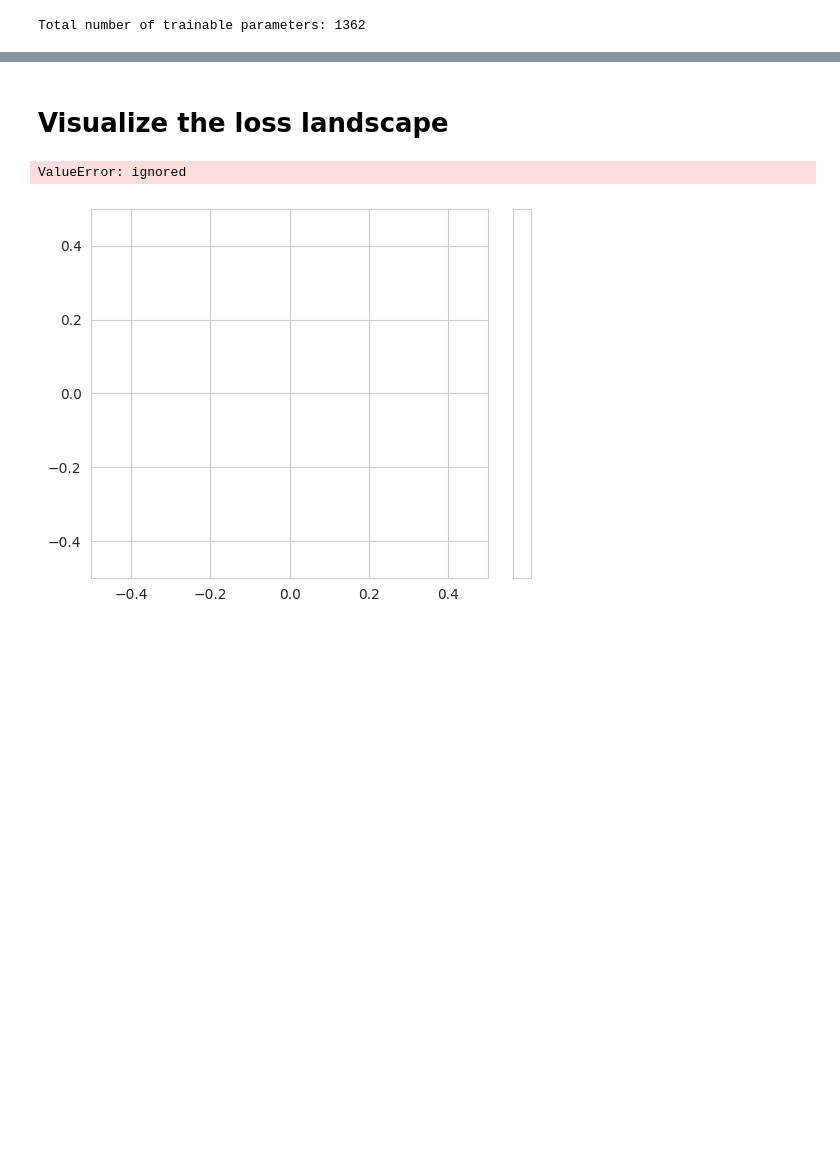
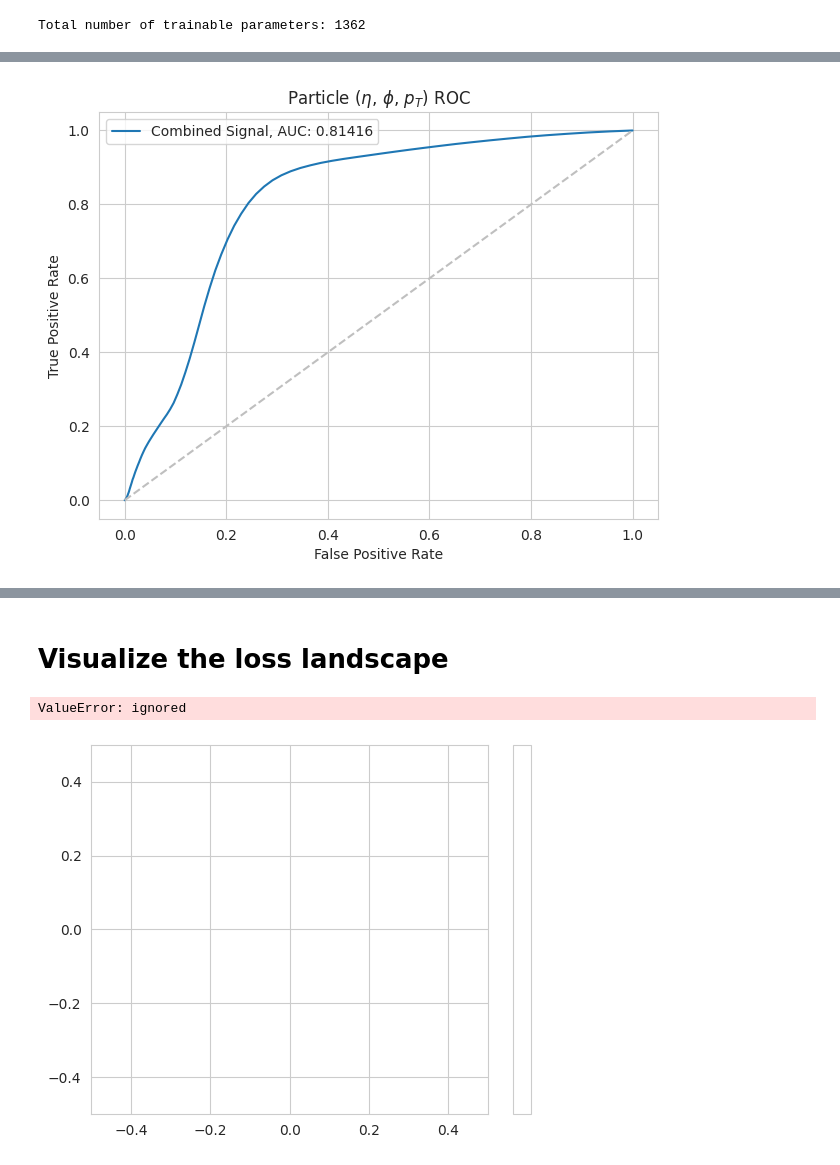
Before and after one commit to jdweitz/autoencoder-anomaly-detection, a Jupyter notebook: jetnet_AE_model.ipynb, the cells around one changed output, grey strips where cells are left out. Cells and saved outputs as stored; diff of their text form; code cells hidden in the pictures; blank space fills up the shorter version.

```diff
--- a/jetnet_AE_model.ipynb
+++ b/jetnet_AE_model.ipynb
@@ -921 +949,9 @@ plot_auc(background_losses, [t_losses, w_losses, z_losses], ['Top Quark', 'W Bos
+# %%
+# 1. Concatenate the signal losses
+combined_signal_losses = torch.cat([t_losses, w_losses, z_losses])
+
+# Now you can call your plot_auc function for the combined signal
+plot_auc(background_losses, [combined_signal_losses], ['Combined Signal'])
+# %% [output]
+[figure, added]
 # %%
```
Also changed, not shown: parts of 9 cells of this notebook.
